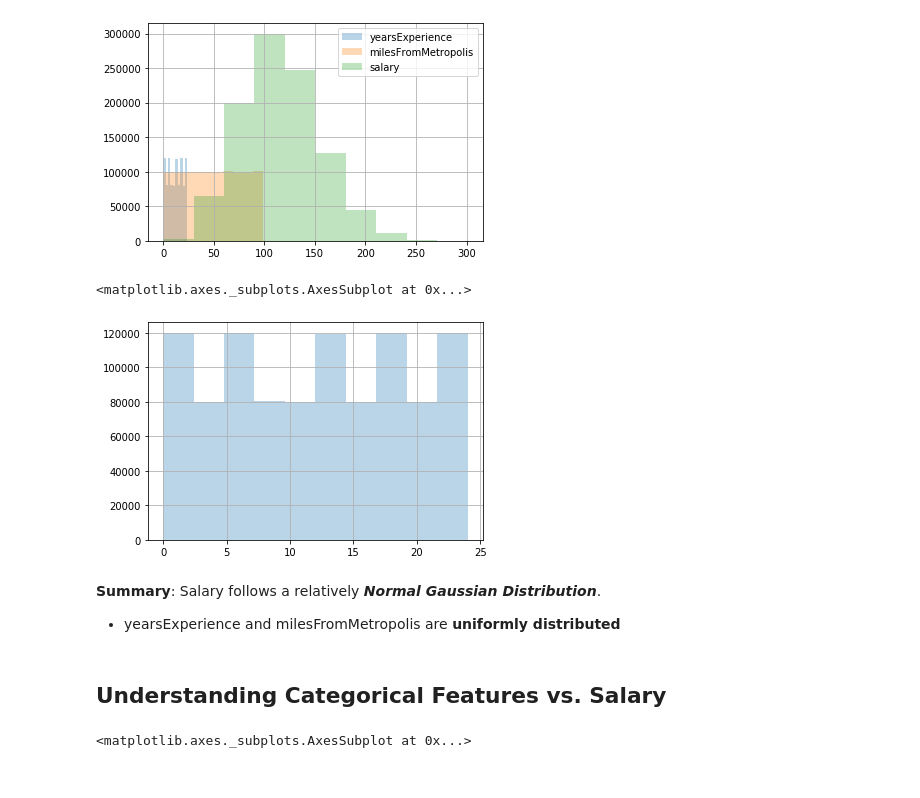
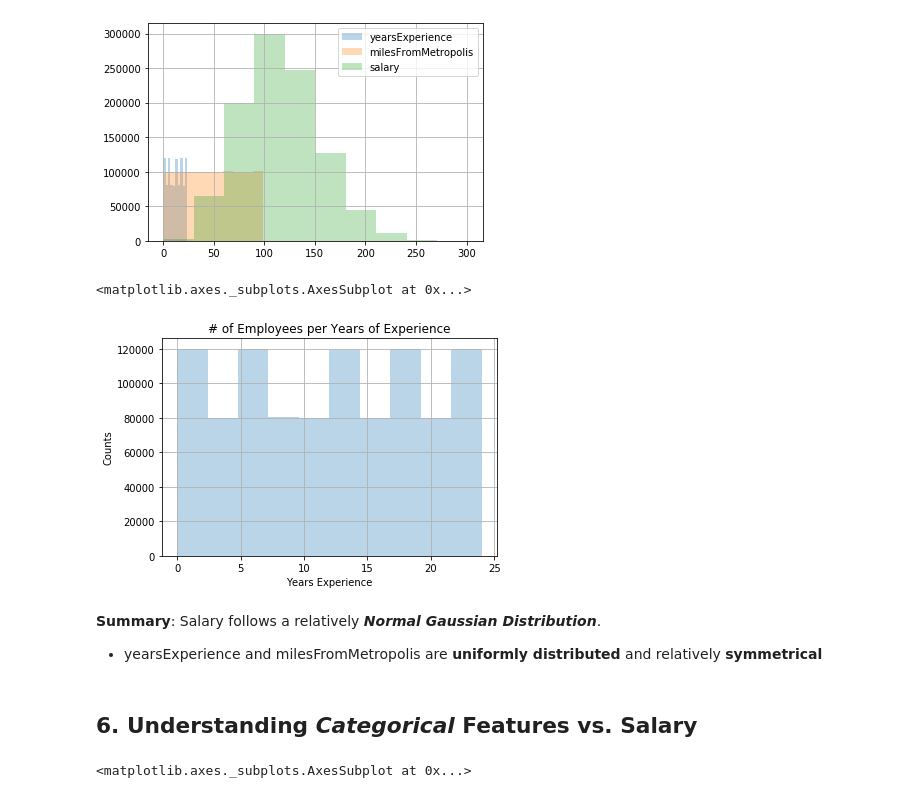
Before and after one commit to siddley1001/SalaryPrediction, a Jupyter notebook: Exploratory Data Analysis (EDA).ipynb, the cells around one changed output. Cells and saved outputs as stored; diff of their text form; code cells hidden in the pictures.

```diff
--- a/Exploratory Data Analysis (EDA).ipynb
+++ b/Exploratory Data Analysis (EDA).ipynb
@@ -120,16 +169,19 @@ for col in numeric.columns.tolist():
     plt.legend([col for col in numeric.columns])
 # %% [output]
 [figure]
-# %%
-numeric['yearsExperience'].hist(alpha = 0.3)
-# %% [output]
-<matplotlib.axes._subplots.AxesSubplot at 0x...>
-[figure, removed]
+# %%
+plt.title('# of Employees per Years of Experience')
+plt.ylabel('Counts')
+plt.xlabel('Years Experience')
+numeric['yearsExperience'].hist(alpha = 0.3)
+# %% [output]
+<matplotlib.axes._subplots.AxesSubplot at 0x...>
+[figure, added]
 # %% [markdown]
 **Summary**: Salary follows a relatively ***Normal Gaussian Distribution***.
-- yearsExperience and milesFromMetropolis are **uniformly distributed**
+- yearsExperience and milesFromMetropolis are **uniformly distributed** and relatively **symmetrical**
 # %% [markdown]
-## Understanding Categorical Features vs. Salary
+## 6. Understanding <i>Categorical</i> Features vs. Salary <a name = "catvsalary"></a>
 # %%
 plot_viz('companyId')
 # %% [output]
```
Also changed, not shown: parts of 51 cells of this notebook.
